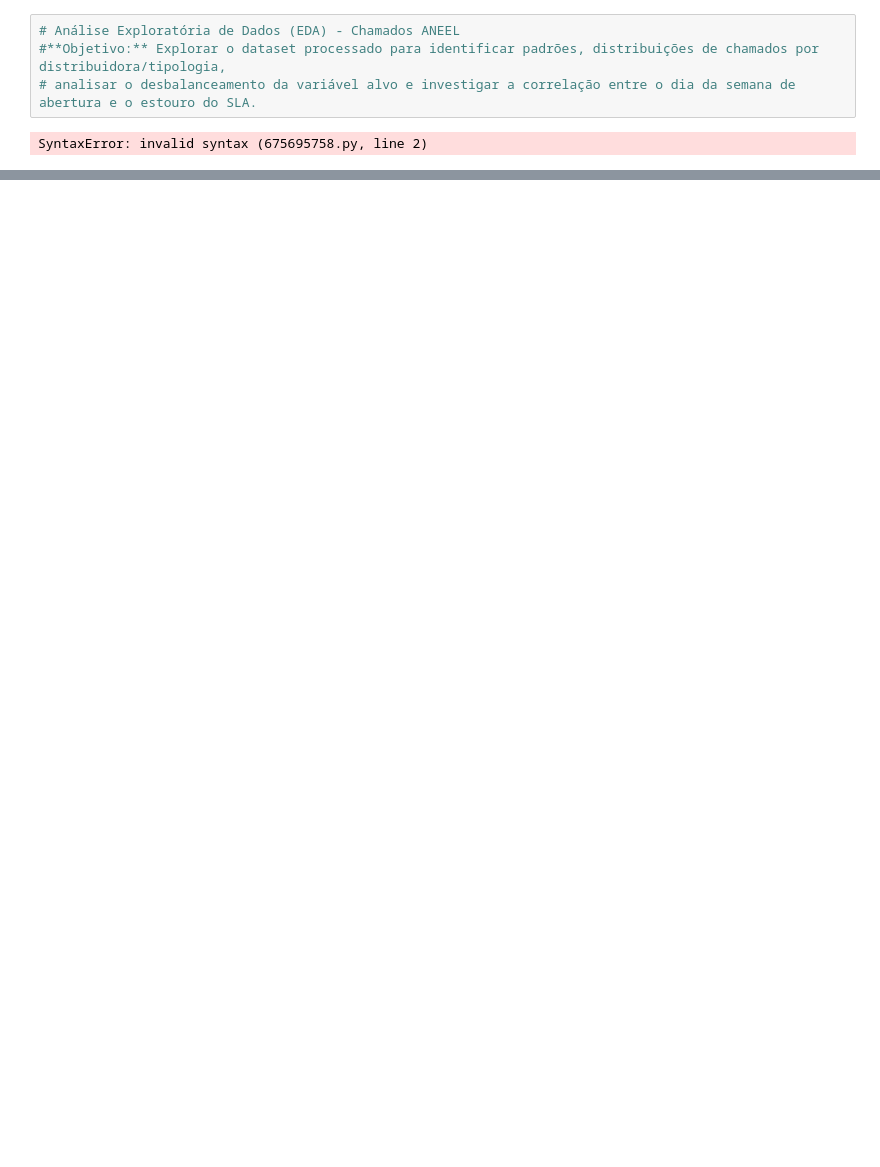
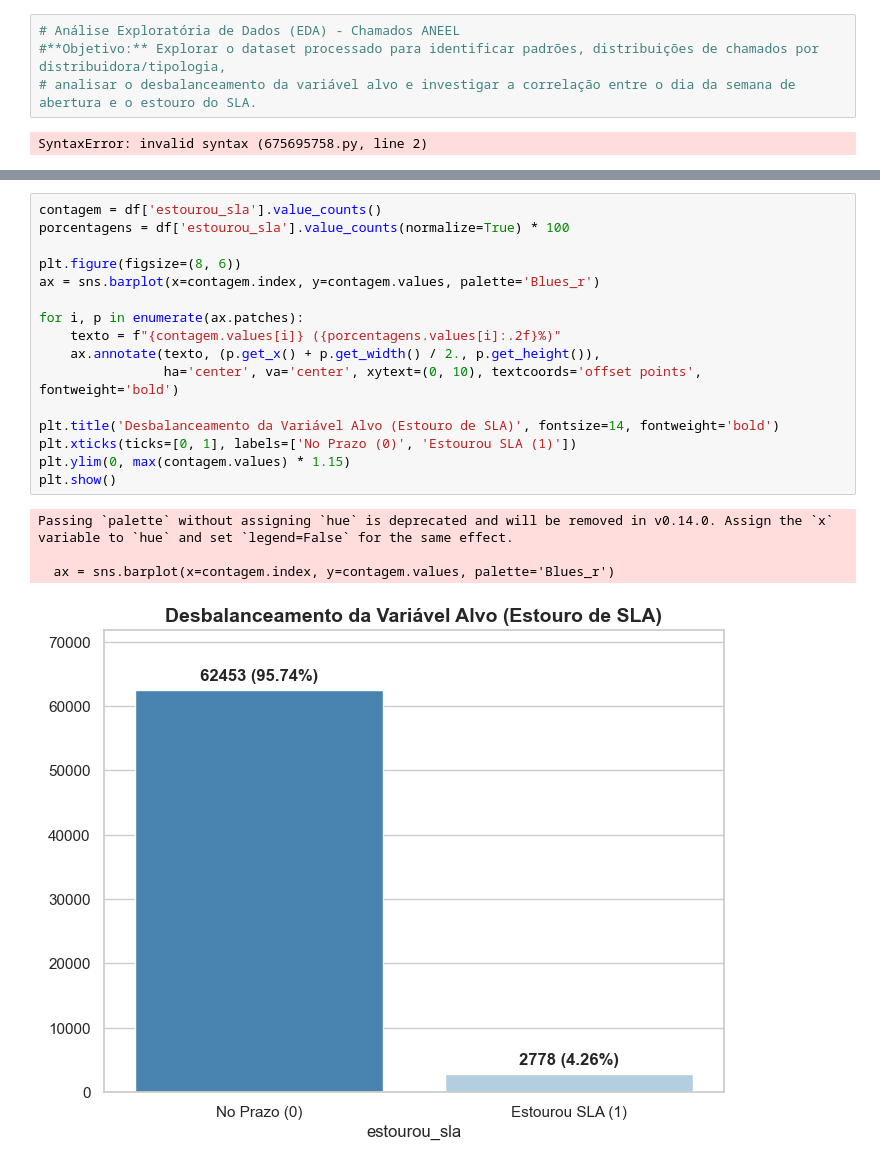
Before and after one commit to ocnaibill/prev-sla-ragnarok, a Jupyter notebook: notebooks/02_analise_exploratoria.ipynb, the cells around one changed output, grey strips where cells are left out. Drawn from its saved outputs; the diff is of its cells as text; blank space fills up the shorter version.

```diff
--- a/notebooks/02_analise_exploratoria.ipynb
+++ b/notebooks/02_analise_exploratoria.ipynb
@@ -25,0 +54,21 @@ FileNotFoundError: [Errno 2] No such file or directory: '../data/processed/datas
+# %%
+contagem = df['estourou_sla'].value_counts()
+porcentagens = df['estourou_sla'].value_counts(normalize=True) * 100
+
+plt.figure(figsize=(8, 6))
+ax = sns.barplot(x=contagem.index, y=contagem.values, palette='Blues_r')
+
+for i, p in enumerate(ax.patches):
+    texto = f"{contagem.values[i]} ({porcentagens.values[i]:.2f}%)"
+    ax.annotate(texto, (p.get_x() + p.get_width() / 2., p.get_height()),
+                ha='center', va='center', xytext=(0, 10), textcoords='offset points', fontweight='bold')
+
+plt.title('Desbalanceamento da Variável Alvo (Estouro de SLA)', fontsize=14, fontweight='bold')
+plt.xticks(ticks=[0, 1], labels=['No Prazo (0)', 'Estourou SLA (1)'])
+plt.ylim(0, max(contagem.values) * 1.15)
+plt.show()
+# %% [output]
+Passing `palette` without assigning `hue` is deprecated and will be removed in v0.14.0. Assign the `x` variable to `hue` and set `legend=False` for the same effect.
+
+  ax = sns.barplot(x=contagem.index, y=contagem.values, palette='Blues_r')
+[figure, added]
```
Also changed, not shown: parts of 3 cells of this notebook.
